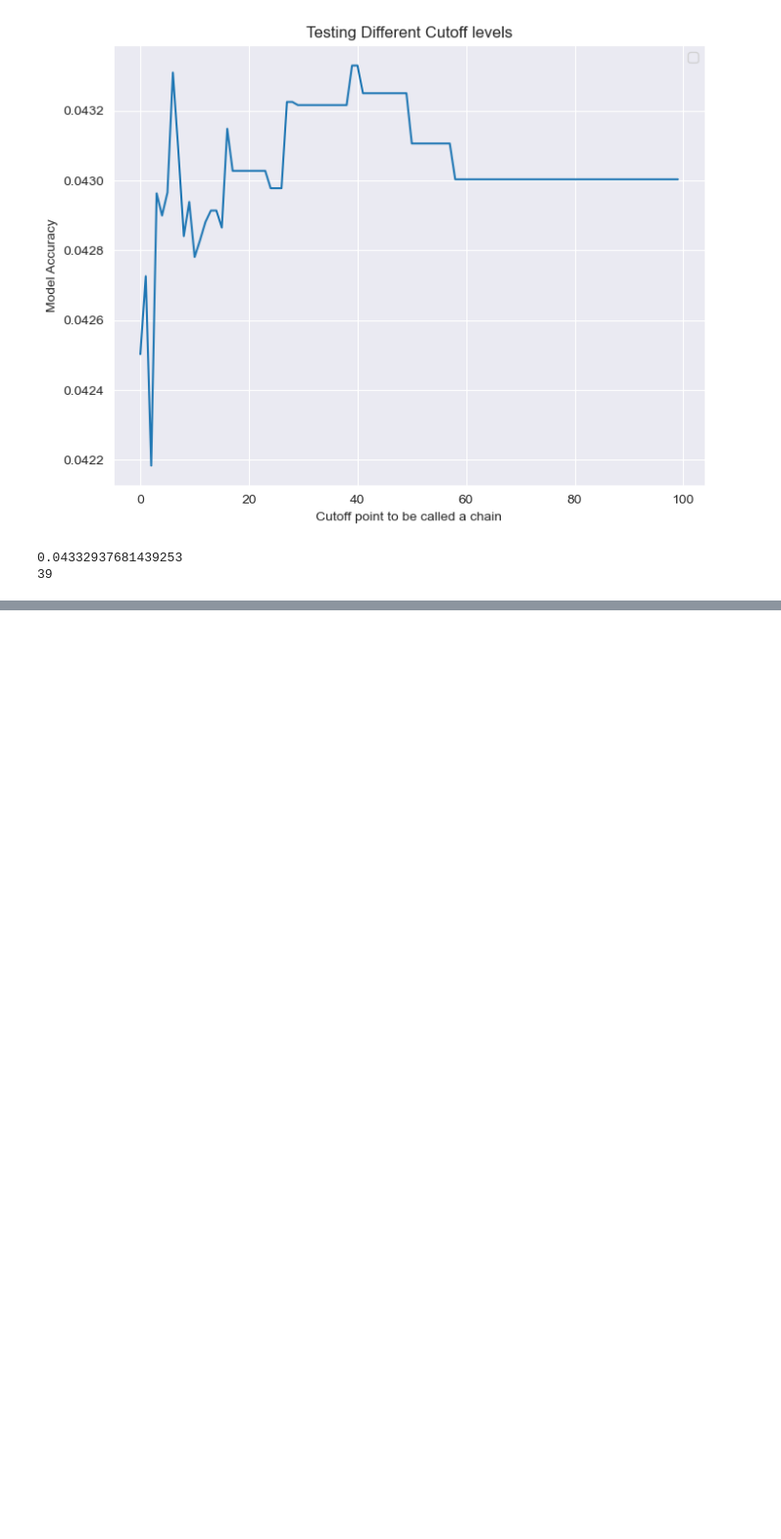
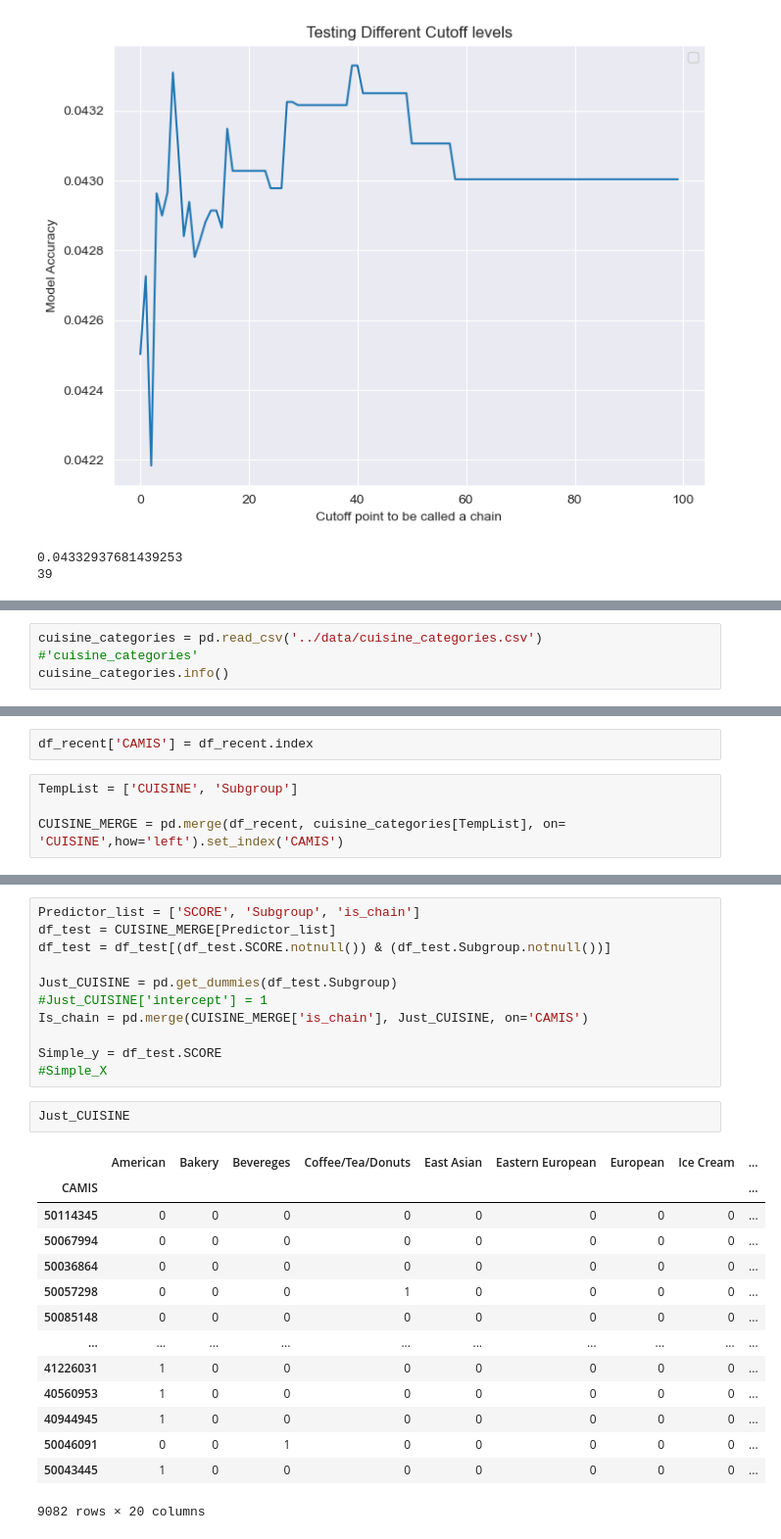
Before and after one commit to JacobMinkin/NYC_Restaurant_Health_Inspection, a Jupyter notebook: Project_2_Manhattan.ipynb, the cells around one changed output, grey strips where cells are left out. Shown at 98% size. Saved outputs shown, nothing was run; the diff lists cells and outputs as text; blank space fills up the shorter version.

```diff
--- a/Project_2_Manhattan.ipynb
+++ b/Project_2_Manhattan.ipynb
@@ -743,0 +771,4 @@ No artists with labels found to put in legend.  Note that artists whose label st
+# %%
+cuisine_categories = pd.read_csv('../data/cuisine_categories.csv')
+#'cuisine_categories'
+cuisine_categories.info()
@@ -743,0 +839,6 @@ No artists with labels found to put in legend.  Note that artists whose label st
+# %%
+df_recent['CAMIS'] = df_recent.index
+# %%
+TempList = ['CUISINE', 'Subgroup']
+
+CUISINE_MERGE = pd.merge(df_recent, cuisine_categories[TempList], on= 'CUISINE',how='left').set_index('CAMIS')
@@ -743,0 +908,28 @@ No artists with labels found to put in legend.  Note that artists whose label st
+# %%
+Predictor_list = ['SCORE', 'Subgroup', 'is_chain']
+df_test = CUISINE_MERGE[Predictor_list]
+df_test = df_test[(df_test.SCORE.notnull()) & (df_test.Subgroup.notnull())]
+
+Just_CUISINE = pd.get_dummies(df_test.Subgroup)
+#Just_CUISINE['intercept'] = 1
+Is_chain = pd.merge(CUISINE_MERGE['is_chain'], Just_CUISINE, on='CAMIS')
+
+Simple_y = df_test.SCORE
+#Simple_X
+# %%
+Just_CUISINE
+# %% [output]
+|  | American | Bakery | Bevereges | Coffee/Tea/Donuts | East Asian | Eastern European | European | Ice Cream | ... |
+| CAMIS |  |  |  |  |  |  |  |  | ... |
+| 50114345 | 0 | 0 | 0 | 0 | 0 | 0 | 0 | 0 | ... |
+| 50067994 | 0 | 0 | 0 | 0 | 0 | 0 | 0 | 0 | ... |
+| 50036864 | 0 | 0 | 0 | 0 | 0 | 0 | 0 | 0 | ... |
+| 50057298 | 0 | 0 | 0 | 1 | 0 | 0 | 0 | 0 | ... |
+| 50085148 | 0 | 0 | 0 | 0 | 0 | 0 | 0 | 0 | ... |
+| ... | ... | ... | ... | ... | ... | ... | ... | ... | ... |
+| 41226031 | 1 | 0 | 0 | 0 | 0 | 0 | 0 | 0 | ... |
+| 40560953 | 1 | 0 | 0 | 0 | 0 | 0 | 0 | 0 | ... |
+| 40944945 | 1 | 0 | 0 | 0 | 0 | 0 | 0 | 0 | ... |
+| 50046091 | 0 | 0 | 1 | 0 | 0 | 0 | 0 | 0 | ... |
+| 50043445 | 1 | 0 | 0 | 0 | 0 | 0 | 0 | 0 | ... |
+9082 rows × 20 columns
```
Also changed, not shown: parts of 28 cells of this notebook, 16 other files.
